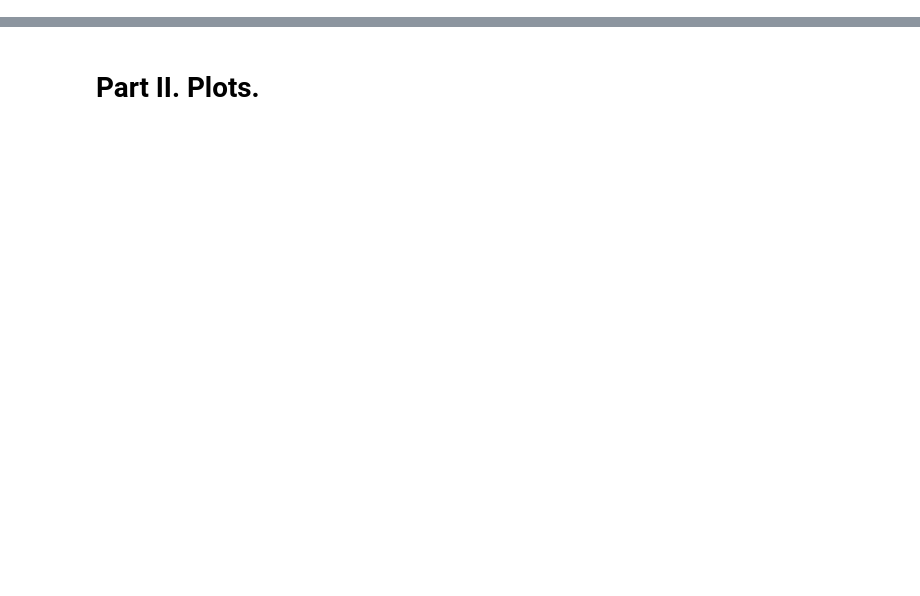
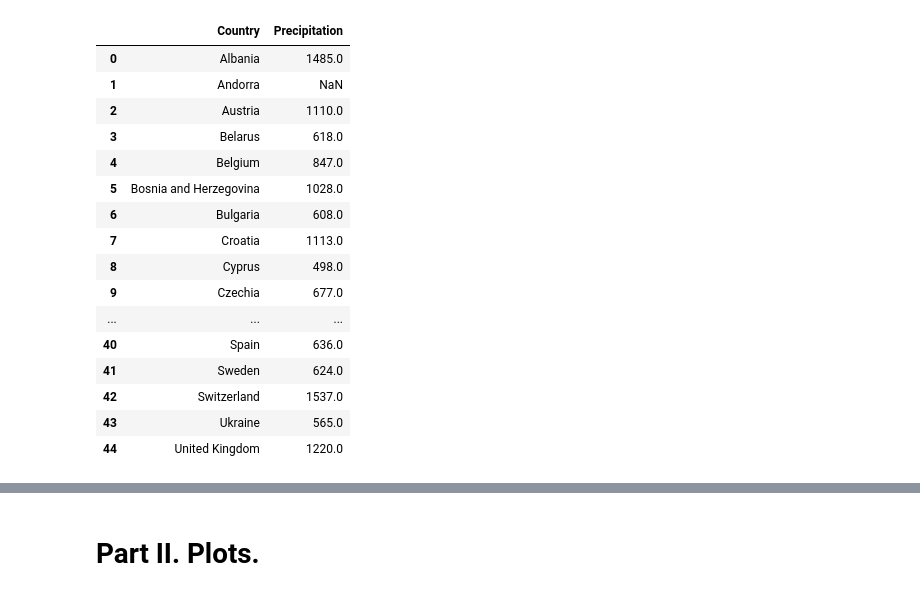
Before and after one commit to andreyboytsov/luxembourg-weather, a Jupyter notebook: Drafts.ipynb, the cells around one changed output, grey strips where cells are left out. Drawn from its saved outputs; the diff is of its cells as text; code cells hidden in the pictures; blank space fills up the shorter version.

```diff
--- a/Drafts.ipynb
+++ b/Drafts.ipynb
@@ -85,0 +43,44 @@ plt.barh(sorted_fao["Country"], sorted_fao["Precipitation mm per year"])
+# %%
+import requests
+import re
+fao_url = "http://www.fao.org/nr/water/aquastat/data/query/results.html?regionQuery=true&yearGrouping=SURVEY&yearRange.fromYear=1960&yearRange.toYear=2015&varGrpIds=4151&regIds=9808&includeRegions=true&showValueYears=true&categoryIds=-1&XAxis=YEAR&showSymbols=true&showUnits=true&hideEmptyRowsColoumns=false&_hideEmptyRowsColoumns=off&lang=en&query_type=glossary"
+
+fao_result = requests.get(fao_url)
+# For some reason beautifulsoup fails to parse this table (terminated early, despite fao_result.content looking good).
+# Have to resort to regex.
+html_table_str = "<table" + re.findall('<table(.*?)</table>',str(fao_result.content))[0] + "</table>"
+
+rename_dict = {
+    "Unnamed: 0" : "Country",
+    "2013-2017" : "Precipitation"
+}
+
+non_countries = ["World | Europe","Faroe Islands"] # Faroes are part of Denmark (and there is no data anyway)
+
+fao_data = (pd.read_html(html_table_str)[0][rename_dict.keys()]
+           .rename(rename_dict, axis=1)
+           .set_index("Country")
+           .drop(non_countries, axis=0)
+           .reset_index())
+# Ints do not have NaNs. Have to use float.
+fao_data["Precipitation"] = fao_data["Precipitation"].apply(lambda x:
+        None if x == 'NaN' else re.sub('E{0,1}\([0-9]*\)','', str(x)).replace(' ', '')).astype(float)
+fao_data
+# %% [output]
+|  | Country | Precipitation |
+| 0 | Albania | 1485.0 |
+| 1 | Andorra | NaN |
+| 2 | Austria | 1110.0 |
+| 3 | Belarus | 618.0 |
+| 4 | Belgium | 847.0 |
+| 5 | Bosnia and Herzegovina | 1028.0 |
+| 6 | Bulgaria | 608.0 |
+| 7 | Croatia | 1113.0 |
+| 8 | Cyprus | 498.0 |
+| 9 | Czechia | 677.0 |
+| ... | ... | ... |
+| 40 | Spain | 636.0 |
+| 41 | Sweden | 624.0 |
+| 42 | Switzerland | 1537.0 |
+| 43 | Ukraine | 565.0 |
+| 44 | United Kingdom | 1220.0 |
```
Also changed, not shown: parts of 20 cells of this notebook, 5 other files.
